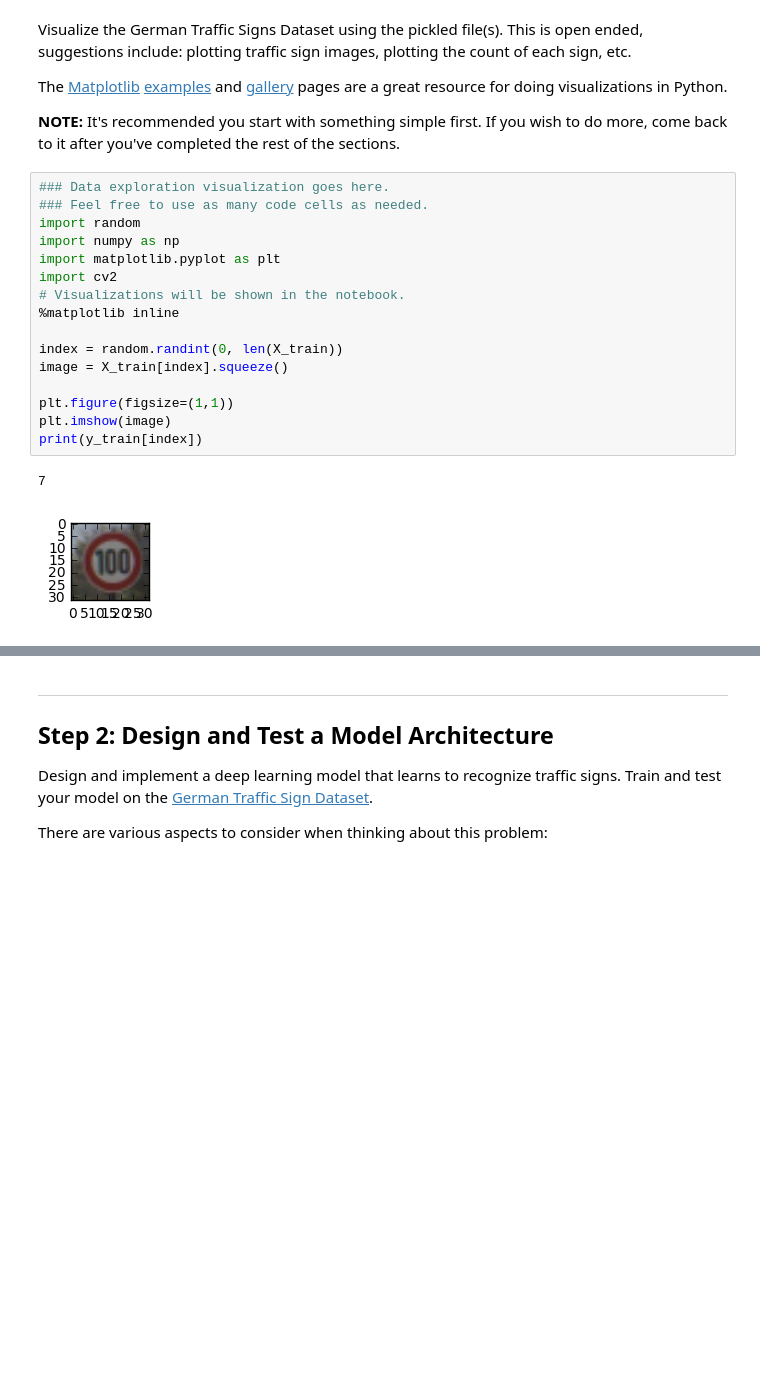
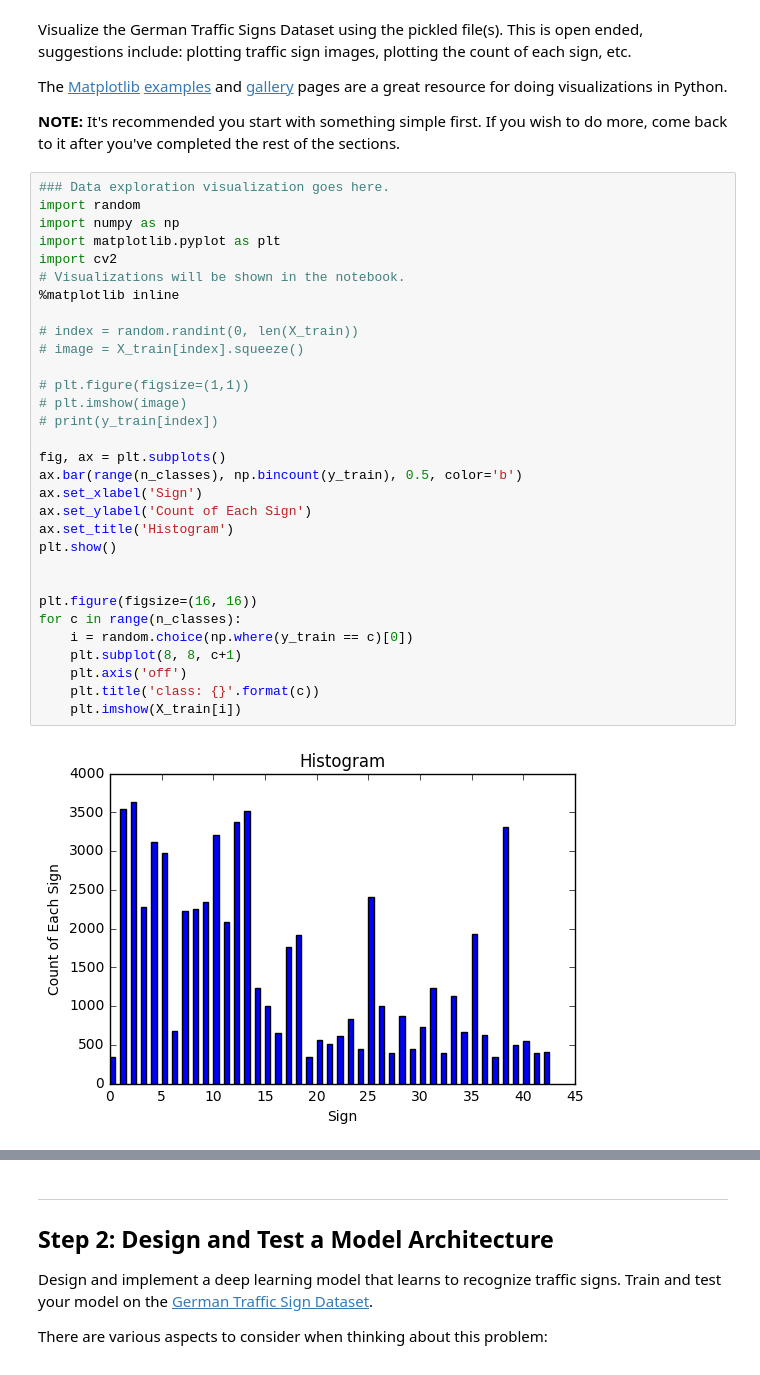
Before and after one commit to sg1705/CarND-Traffic-Sign-Classifier-Project, a Jupyter notebook: Traffic_Sign_Classifier.ipynb, the cells around one changed output, grey strips where cells are left out. Saved outputs shown, nothing was run; the diff lists cells and outputs as text; blank space fills up the shorter version.

Commit message:
added plotting

```diff
--- a/Traffic_Sign_Classifier.ipynb
+++ b/Traffic_Sign_Classifier.ipynb
@@ -87,20 +87,34 @@ The [Matplotlib](http://matplotlib.org/) [examples](http://matplotlib.org/exampl
 **NOTE:** It's recommended you start with something simple first. If you wish to do more, come back to it after you've completed the rest of the sections.
 # %%
 ### Data exploration visualization goes here.
-### Feel free to use as many code cells as needed.
 import random
 import numpy as np
 import matplotlib.pyplot as plt
 import cv2
 # Visualizations will be shown in the notebook.
 %matplotlib inline
 
-index = random.randint(0, len(X_train))
-image = X_train[index].squeeze()
+# index = random.randint(0, len(X_train))
+# image = X_train[index].squeeze()
 
-plt.figure(figsize=(1,1))
-plt.imshow(image)
-print(y_train[index])
+# plt.figure(figsize=(1,1))
+# plt.imshow(image)
+# print(y_train[index])
+
+fig, ax = plt.subplots()
+ax.bar(range(n_classes), np.bincount(y_train), 0.5, color='b')
+ax.set_xlabel('Sign')
+ax.set_ylabel('Count of Each Sign')
+ax.set_title('Histogram')
+plt.show()
+
+
+plt.figure(figsize=(16, 16))
+for c in range(n_classes):
+    i = random.choice(np.where(y_train == c)[0])
+    plt.subplot(8, 8, c+1)
+    plt.axis('off')
+    plt.title('class: {}'.format(c))
+    plt.imshow(X_train[i])
 # %% [output]
-7
-[figure, old version]
+[figure, new version]
```
Also changed, not shown: parts of 11 cells of this notebook, 3 other files.
